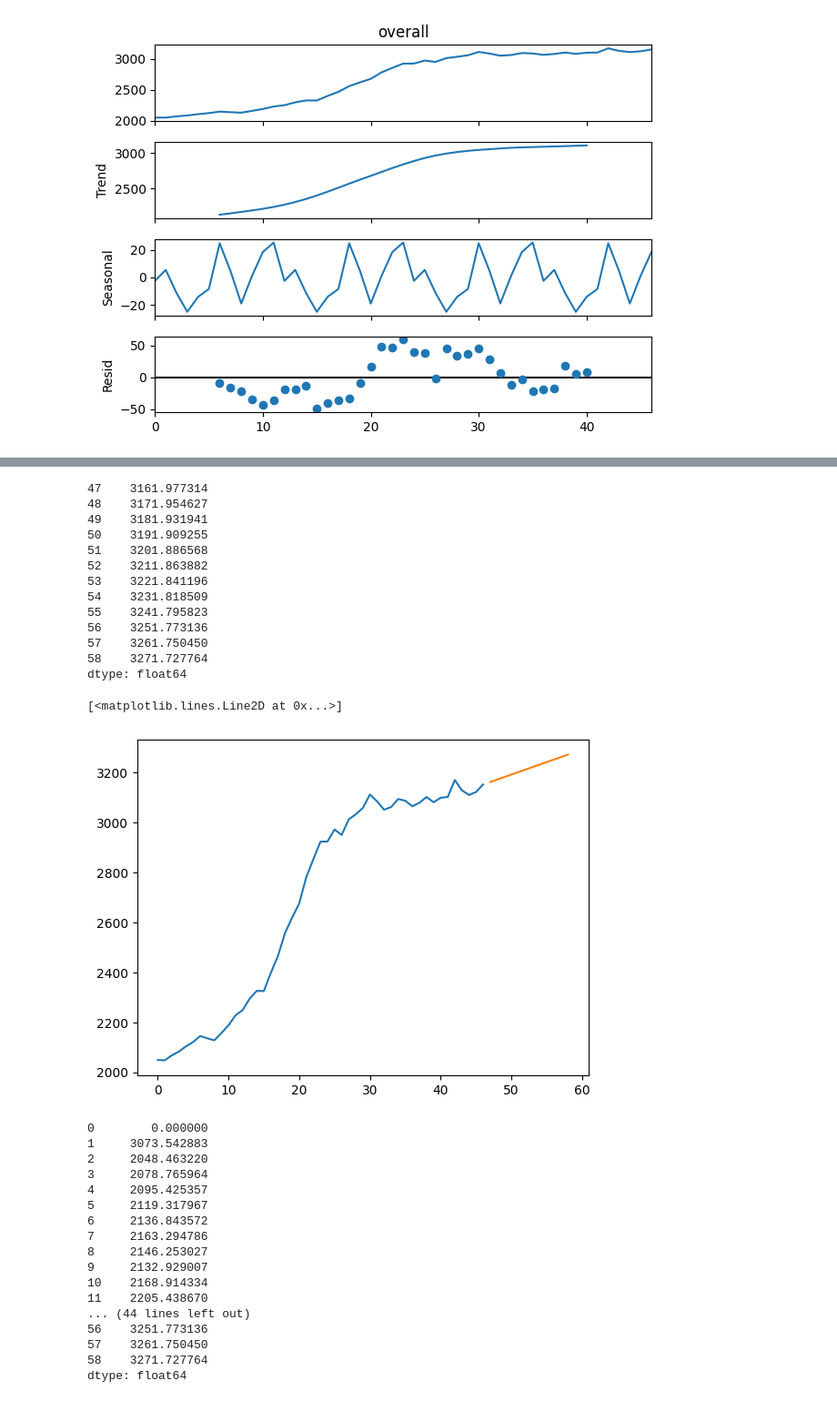
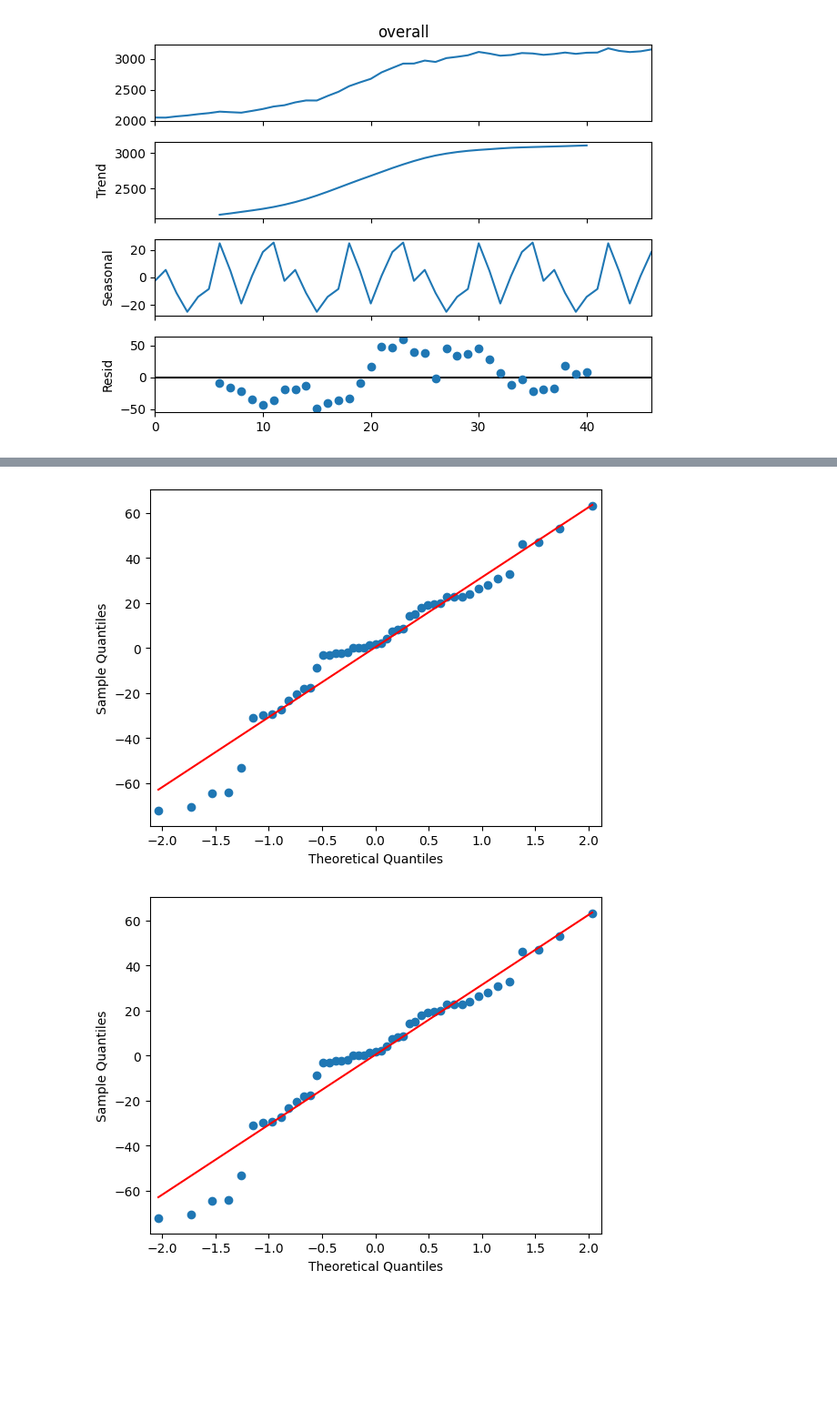
Before and after one commit to inezzie/sg_hdb_rentals, a Jupyter notebook: predict.ipynb, the cells around one changed output, grey strips where cells are left out. Shown at 91% size. Drawn from its saved outputs; the diff is of its cells as text; code cells hidden in the pictures; blank space fills up the shorter version.

```diff
--- a/predict.ipynb
+++ b/predict.ipynb
@@ -184,42 +170,9 @@ plt.show()
-# %%
-pred = model.predict(n_periods=12);pred
-# %% [output]
-47    3161.977314
-48    3171.954627
-49    3181.931941
-50    3191.909255
-51    3201.886568
-52    3211.863882
-53    3221.841196
-54    3231.818509
-55    3241.795823
-56    3251.773136
-57    3261.750450
-58    3271.727764
-dtype: float64
-# %%
-plt.plot(data)
-plt.plot(pred)
-# %% [output]
-[<matplotlib.lines.Line2D at 0x...>]
-[figure, removed]
-# %%
-new_rent = pd.concat([predicted, pred]);new_rent
-# %% [output]
-0        0.000000
-1     3073.542883
-2     2048.463220
-3     2078.765964
-4     2095.425357
-5     2119.317967
-6     2136.843572
-7     2163.294786
-8     2146.253027
-9     2132.929007
-10    2168.914334
-11    2205.438670
-... (44 lines left out)
-56    3251.773136
-57    3261.750450
-58    3271.727764
-dtype: float64
+# %%
+# Check if residuals are normally distributed using QQplot
+import statsmodels.api as sm
+
+resid = data-predicted
+sm.qqplot(resid, line='s')
+# %% [output]
+[figure, added]
+[figure, added]
```
Also changed, not shown: parts of 13 cells of this notebook.
